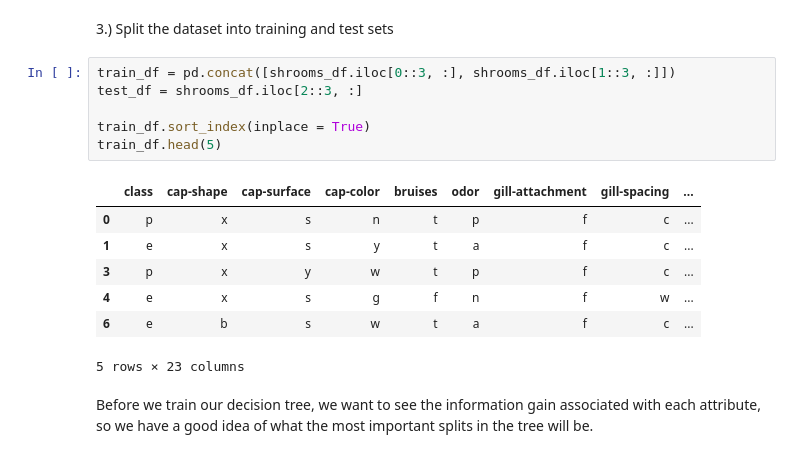
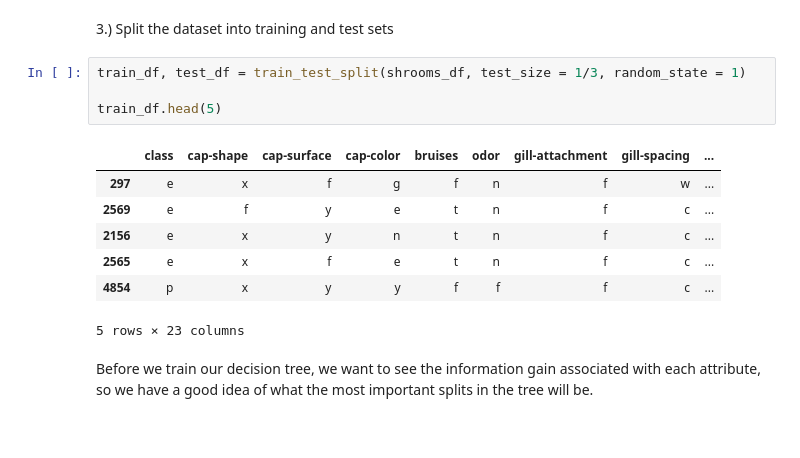
Before and after one commit to taekim97/Poisonous-Mushrooms, a Jupyter notebook: Mushroom Tutorial [CMSC320].ipynb, the cells around one changed output. Saved outputs shown, nothing was run; the diff lists cells and outputs as text.

```diff
--- a/Mushroom Tutorial [CMSC320].ipynb
+++ b/Mushroom Tutorial [CMSC320].ipynb
@@ -80,20 +82,18 @@ for index, row in shrooms_df.iterrows():
             shrooms_df.set_value(index, shrooms_df.columns.values[i], np.nan)
 # %% [markdown]
 <p>3.) Split the dataset into training and test sets</p>
-# %%
-train_df = pd.concat([shrooms_df.iloc[0::3, :], shrooms_df.iloc[1::3, :]])
-test_df = shrooms_df.iloc[2::3, :]
-
-train_df.sort_index(inplace = True)
-train_df.head(5)
-# %% [output]
-|  | class | cap-shape | cap-surface | cap-color | bruises | odor | gill-attachment | gill-spacing | ... |
-| 0 | p | x | s | n | t | p | f | c | ... |
-| 1 | e | x | s | y | t | a | f | c | ... |
-| 3 | p | x | y | w | t | p | f | c | ... |
-| 4 | e | x | s | g | f | n | f | w | ... |
-| 6 | e | b | s | w | t | a | f | c | ... |
-5 rows × 23 columns
+# %%
+train_df, test_df = train_test_split(shrooms_df, test_size = 1/3, random_state = 1)
+
+train_df.head(5)
+# %% [output]
+|  | class | cap-shape | cap-surface | cap-color | bruises | odor | gill-attachment | gill-spacing | ... |
+| 297 | e | x | f | g | f | n | f | w | ... |
+| 2569 | e | f | y | e | t | n | f | c | ... |
+| 2156 | e | x | y | n | t | n | f | c | ... |
+| 2565 | e | x | f | e | t | n | f | c | ... |
+| 4854 | p | x | y | y | f | f | f | c | ... |
+5 rows × 23 columns
 # %% [markdown]
 Before we train our decision tree, we want to see the information gain associated with each attribute, so we have a good idea of what the most important splits in the tree will be.
 # %%
```
Also changed, not shown: parts of 8 cells of this notebook, 4 other files.
